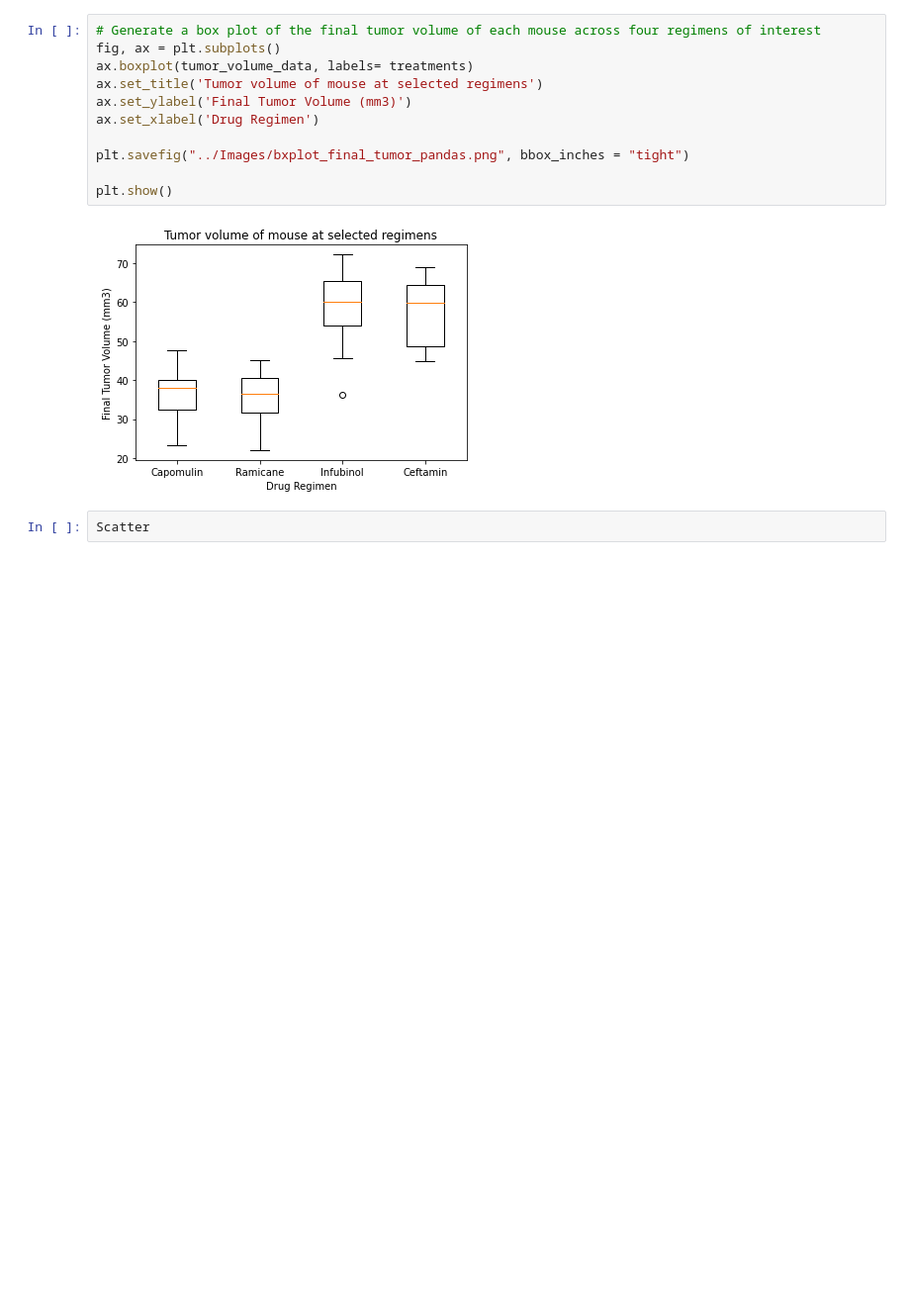
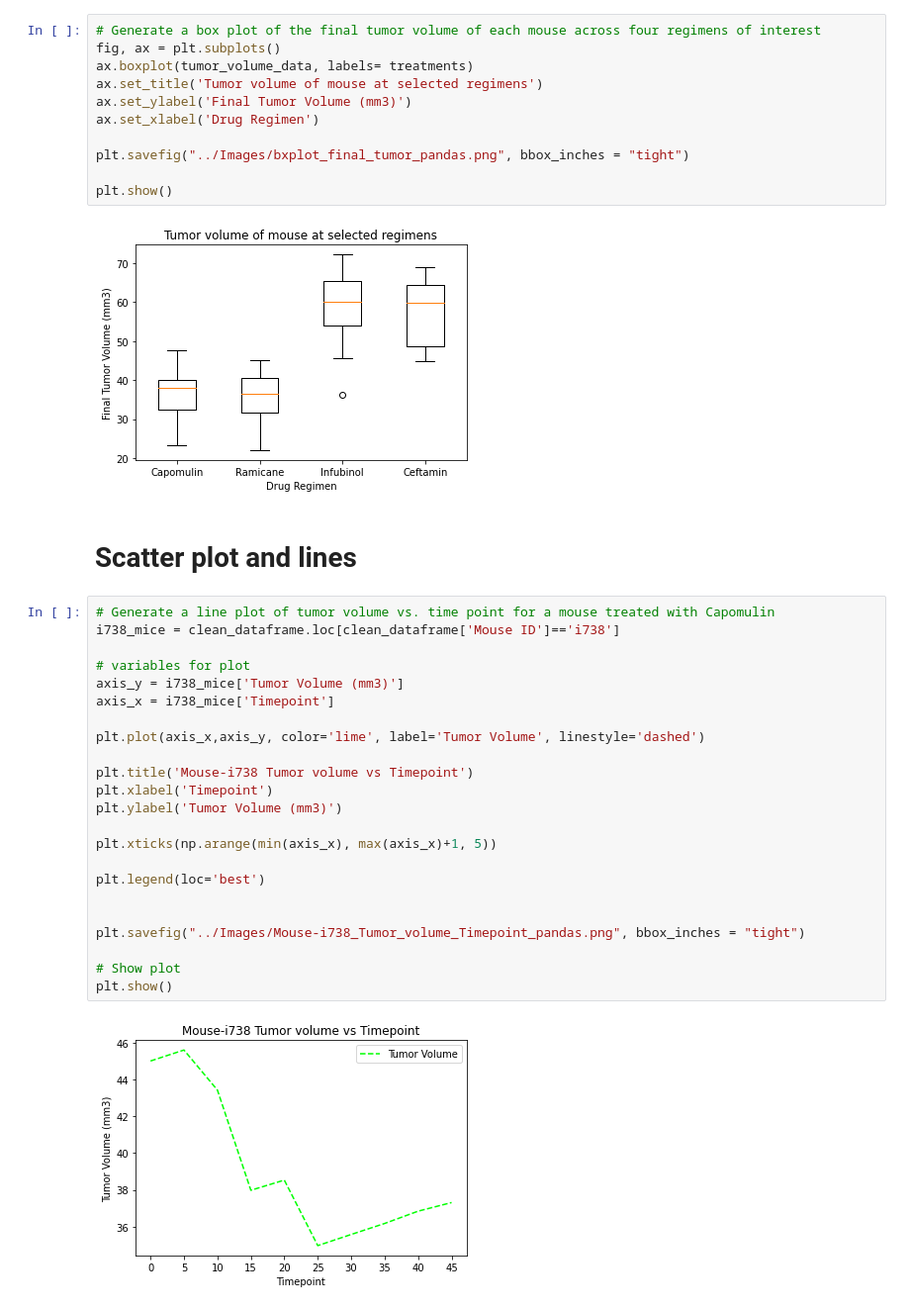
Before and after one commit to nams238/matplotlib_homework, a Jupyter notebook: Pymaceuticals/Untitled.ipynb, the cells around one changed output. Shown at 99% size. Cells and saved outputs as stored; diff of their text form; blank space fills up the shorter version.

```diff
--- a/Pymaceuticals/Untitled.ipynb
+++ b/Pymaceuticals/Untitled.ipynb
@@ -421,5 +421,30 @@ plt.savefig("../Images/bxplot_final_tumor_pandas.png", bbox_inches = "tight")
 plt.show()
 # %% [output]
 [figure]
-# %%
-Scatter
+# %% [markdown]
+# Scatter plot and lines
+# %%
+# Generate a line plot of tumor volume vs. time point for a mouse treated with Capomulin
+i738_mice = clean_dataframe.loc[clean_dataframe['Mouse ID']=='i738']
+
+# variables for plot
+axis_y = i738_mice['Tumor Volume (mm3)']
+axis_x = i738_mice['Timepoint']
+
+plt.plot(axis_x,axis_y, color='lime', label='Tumor Volume', linestyle='dashed')
+
+plt.title('Mouse-i738 Tumor volume vs Timepoint')
+plt.xlabel('Timepoint')
+plt.ylabel('Tumor Volume (mm3)')
+
+plt.xticks(np.arange(min(axis_x), max(axis_x)+1, 5))
+
+plt.legend(loc='best')
+
+
+plt.savefig("../Images/Mouse-i738_Tumor_volume_Timepoint_pandas.png", bbox_inches = "tight")
+
+# Show plot
+plt.show()
+# %% [output]
+[figure, added]
```
